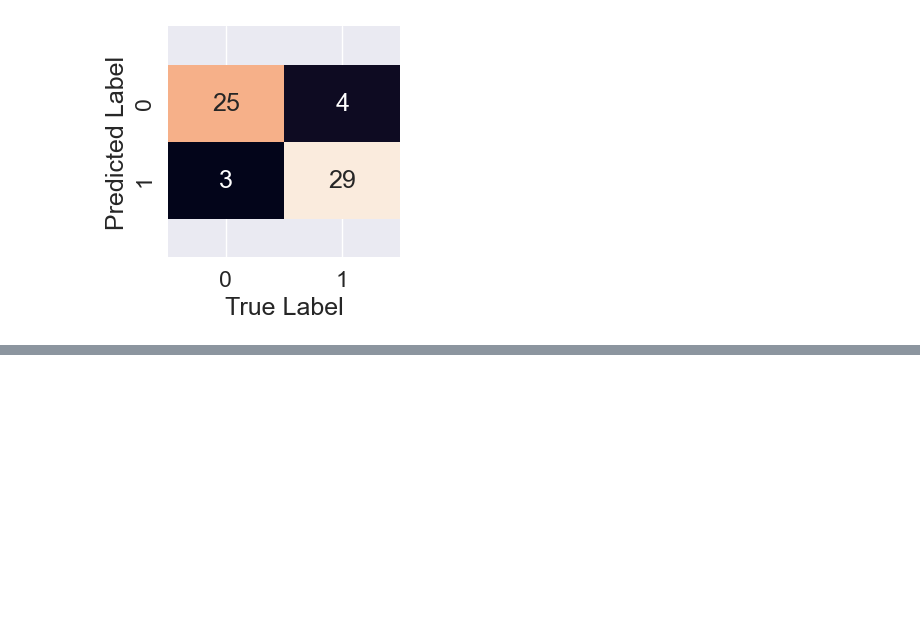
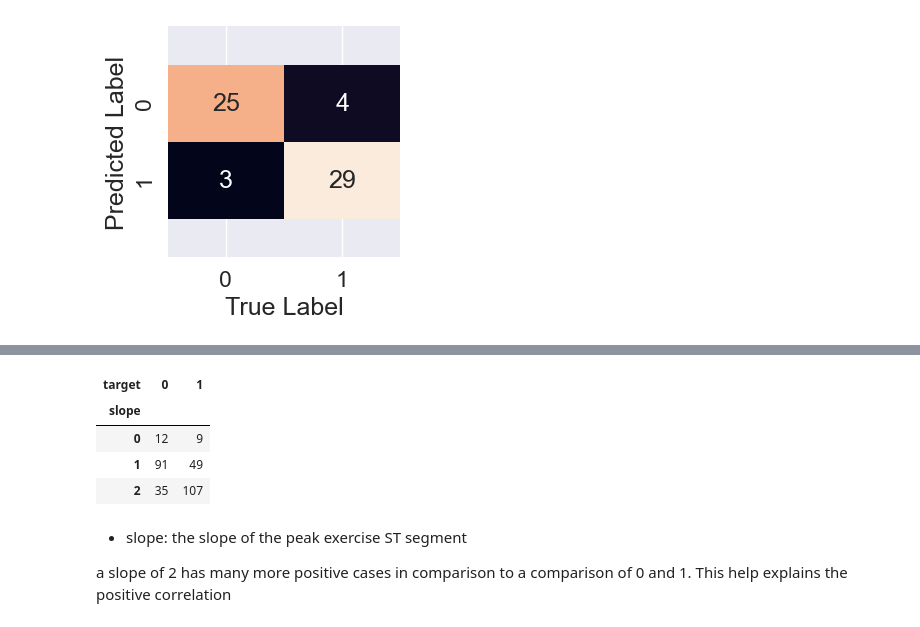
Before and after one commit to usheikhh/ZTM-AI-ML-DS, a Jupyter notebook: heart-disease-project/heart-disease-prediction.ipynb, the cells around one changed output, grey strips where cells are left out. Cells and saved outputs as stored; diff of their text form; code cells hidden in the pictures; blank space fills up the shorter version.

```diff
--- a/heart-disease-project/heart-disease-prediction.ipynb
+++ b/heart-disease-project/heart-disease-prediction.ipynb
@@ -750,0 +896,12 @@ plot_conf_mat(y_test, y_preds)
+# %%
+pd.crosstab(df['slope'], df['target'])
+# %% [output]
+| target | 0 | 1 |
+| slope |  |  |
+| 0 | 12 | 9 |
+| 1 | 91 | 49 |
+| 2 | 35 | 107 |
+# %% [markdown]
+* slope: the slope of the peak exercise ST segment
+
+a slope of 2 has many more positive cases in comparison to a comparison of 0 and 1. This help explains the positive correlation
```
Also changed, not shown: parts of 23 cells of this notebook.
